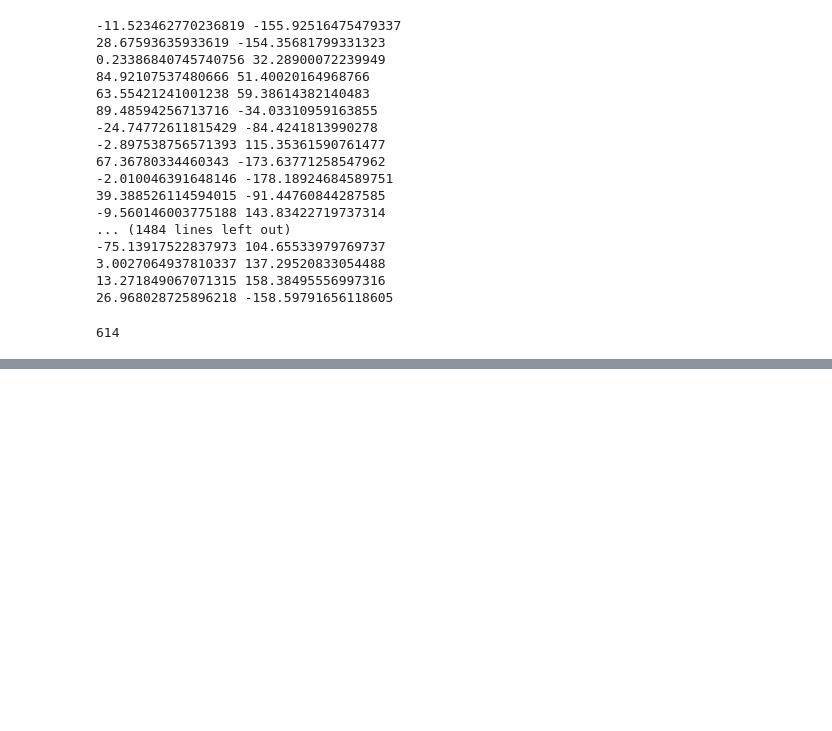
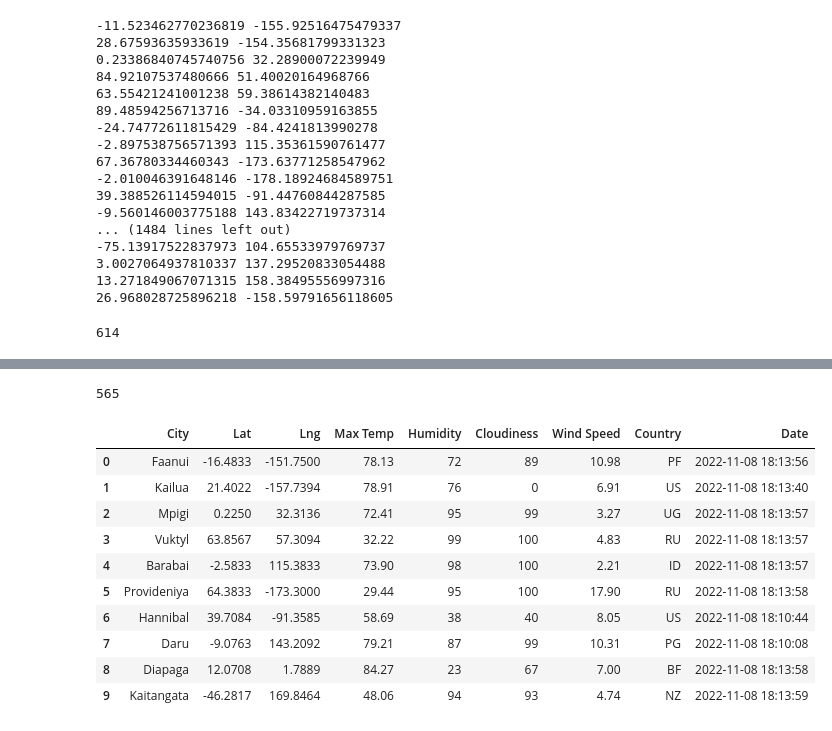
Before and after one commit to havgirl/World_Weather_Analysis, a Jupyter notebook: WeatherPy.ipynb, the cells around one changed output, grey strips where cells are left out. Cells and saved outputs as stored; diff of their text form; code cells hidden in the pictures; blank space fills up the shorter version.

```diff
--- a/WeatherPy.ipynb
+++ b/WeatherPy.ipynb
@@ -55,0 +62,4 @@ len(cities)
+# %%
+# Starting URL for Weather Map API Call.
+url = "http://api.openweathermap.org/data/2.5/weather?units=Imperial&APPID=" + weather_api_key
+print(url)
@@ -55,0 +152,21 @@ len(cities)
+# %%
+size = len(city_data)
+print(size)
+# %% [output]
+565
+# %%
+# Convert the array of dictionaries to a Pandas DataFrame.
+city_data_df = pd.DataFrame(city_data)
+city_data_df.head(10)
+# %% [output]
+|  | City | Lat | Lng | Max Temp | Humidity | Cloudiness | Wind Speed | Country | Date |
+| 0 | Faanui | -16.4833 | -151.7500 | 78.13 | 72 | 89 | 10.98 | PF | 2022-11-08 18:13:56 |
+| 1 | Kailua | 21.4022 | -157.7394 | 78.91 | 76 | 0 | 6.91 | US | 2022-11-08 18:13:40 |
+| 2 | Mpigi | 0.2250 | 32.3136 | 72.41 | 95 | 99 | 3.27 | UG | 2022-11-08 18:13:57 |
+| 3 | Vuktyl | 63.8567 | 57.3094 | 32.22 | 99 | 100 | 4.83 | RU | 2022-11-08 18:13:57 |
+| 4 | Barabai | -2.5833 | 115.3833 | 73.90 | 98 | 100 | 2.21 | ID | 2022-11-08 18:13:57 |
+| 5 | Provideniya | 64.3833 | -173.3000 | 29.44 | 95 | 100 | 17.90 | RU | 2022-11-08 18:13:58 |
+| 6 | Hannibal | 39.7084 | -91.3585 | 58.69 | 38 | 40 | 8.05 | US | 2022-11-08 18:10:44 |
+| 7 | Daru | -9.0763 | 143.2092 | 79.21 | 87 | 99 | 10.31 | PG | 2022-11-08 18:10:08 |
+| 8 | Diapaga | 12.0708 | 1.7889 | 84.27 | 23 | 67 | 7.00 | BF | 2022-11-08 18:13:58 |
+| 9 | Kaitangata | -46.2817 | 169.8464 | 48.06 | 94 | 93 | 4.74 | NZ | 2022-11-08 18:13:59 |
```
Also changed, not shown: parts of 6 cells of this notebook.
